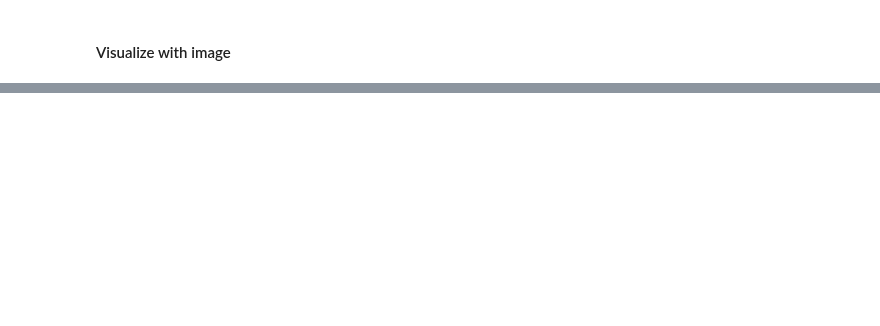
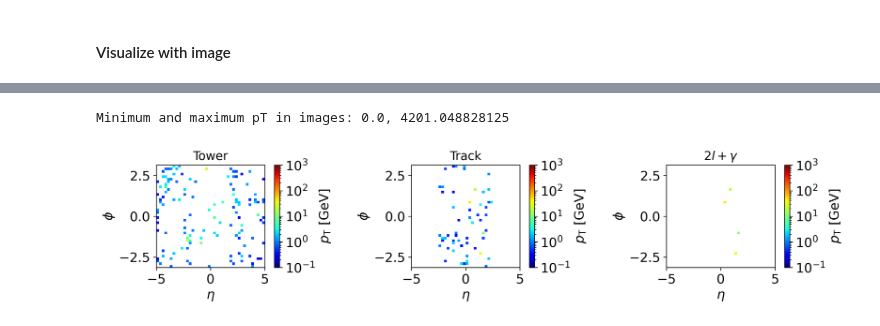
Before and after one commit to maplexgitx0302/NTUHEPML-CWoLa, a Jupyter notebook: notebooks/01-data_visualization.ipynb, the cells around one changed output, grey strips where cells are left out. Saved outputs shown, nothing was run; the diff lists cells and outputs as text; code cells hidden in the pictures; blank space fills up the shorter version.

```diff
--- a/notebooks/01-data_visualization.ipynb
+++ b/notebooks/01-data_visualization.ipynb
@@ -112,0 +120,5 @@ Minimum and maximum pT in images: 0.0, 4201.048828125
+# %%
+plot_event_images(GGF_zz4l_data, process='GGF_za4l', titles=['Tower', 'Track', r"$2l + \gamma$"])
+# %% [output]
+Minimum and maximum pT in images: 0.0, 4201.048828125
+[figure, added]
```
Also changed, not shown: parts of 9 cells of this notebook, 5 other files.
